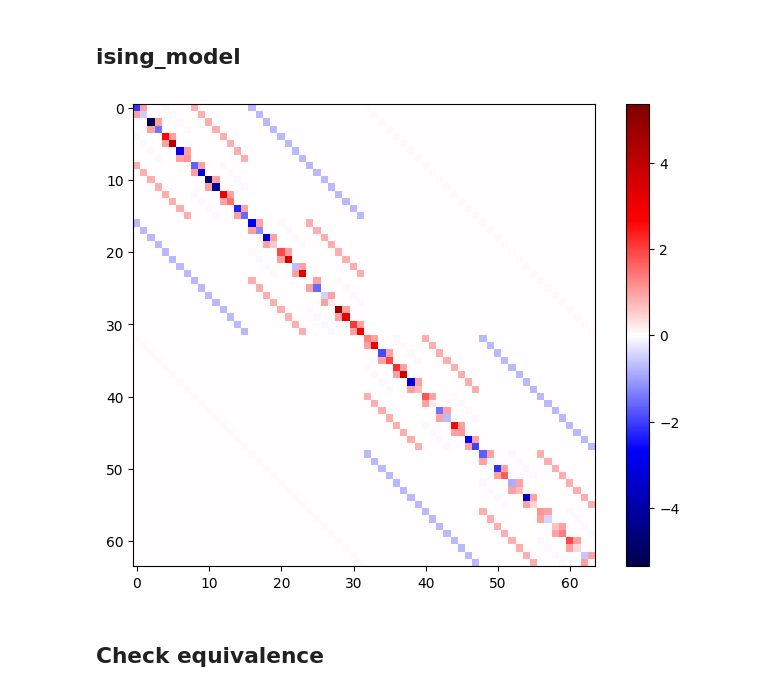
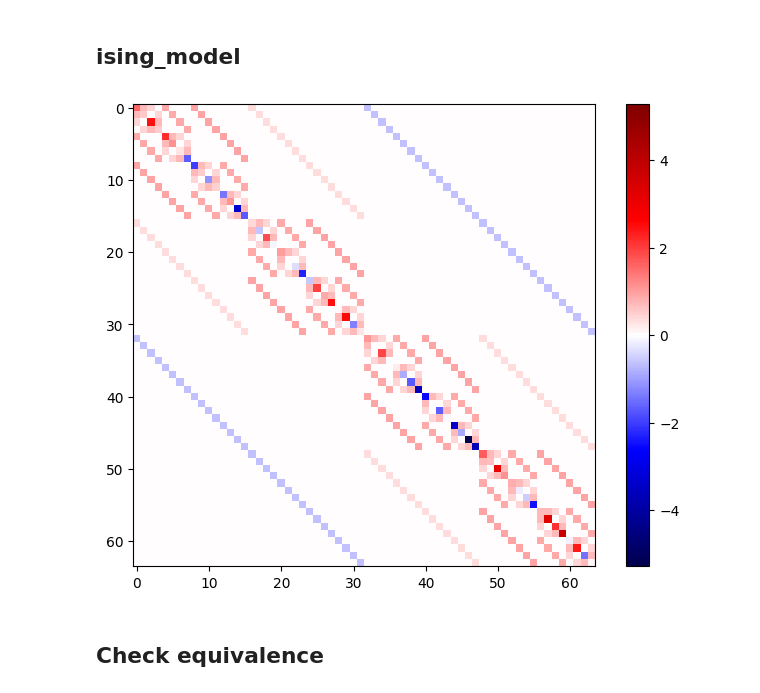
Before and after one commit to gerardPlanella/QGNN, a Jupyter notebook: dataset generation.ipynb, the cells around one changed output. Drawn from its saved outputs; the diff is of its cells as text; code cells hidden in the pictures.

Commit message:
Make sure interaction parameter J is symmetric and reflects the actual connectivity

```diff
--- a/dataset generation.ipynb
+++ b/dataset generation.ipynb
@@ -162,6 +162,13 @@ def ising_model(n_qubits, J, h=None, g=None, offset=0, kind='1d', circular=False
         J = np.array(J)
         if J.shape == (2,):
             J = np.random.uniform(J[0], J[1], couplings)
+        if kind == '1d' and J.shape == (n_qubits, n_qubits):
+            # get the offset k=1 diagonal (n_quibits-1 elements)
+            idxs = np.where(np.eye(n_qubits, k=1))
+            if circular:
+                # add the edge element
+                idxs = (np.append(idxs[0], 0), np.append(idxs[1], n_qubits-1))
+            J = J[idxs]
         assert J.shape == couplings, f"For kind={kind}, J must be a scalar, 2-element vector, or matrix of shape {couplings}, but is {J.shape}"
     elif isinstance(J, dict) and kind != 'full':
         raise ValueError(f"For kind={kind}, J must not be a dict!")
@@ -522,6 +529,13 @@ def partial_trace(rho, retain_qubits):
             trace_out -= 1 # rename the axes (only "higher" ones are left)
 
     return rho.reshape(dim_r, dim_r)
+
+def undirected_edges_from_graph(graph):
+    edges = graph.edges()
+    edges = np.array(edges).T
+    edges = np.concatenate([edges, edges[:,::-1]], axis=0)
+    edges = np.sort(edges, axis=0)
+    return edges[0], edges[1]
 # %% [markdown]
 # Generate random ising hamiltonians
 # %% [markdown]
@@ -565,16 +578,12 @@ def generate_random_ising(N, n, circular=True):
     n_tot = np.prod(n)
     if isinstance(n, int):
         n = (n,)
-    if len(n) == 1:
-        if circular:
-            J = np.random.uniform(-1, 1, size=(N, n_tot))
-        else:
-            J = np.random.uniform(-1, 1, size=(N, n_tot-1))
-    else:
-        J = np.random.uniform(-1, 1, size=(N, n_tot, n_tot))
-        # only use the upper triangular part of J
-        for i in range(N):
-            J[i] = np.triu(J[i], k=1)
+    J = np.random.uniform(-1, 1, size=(N, n_tot, n_tot))
+    # make sure each J is symmetric
+    for i in range(N):
+        J[i] = (J[i] + J[i].T)/2
+        # make sure the diagonal is zero
+        J[i] -= np.diag(np.diag(J[i]))
     h = np.random.uniform(-1, 1, size=(N, n_tot))
     g = np.random.uniform(-1, 1, size=(N, n_tot))
 
@@ -584,46 +593,41 @@ def generate_random_ising(N, n, circular=True):
 
         # create graph to find the indices of the edges
         grid = nk.graph.Grid(n, pbc=circular)
-        edges = np.array(grid.edges()).T
-        # set J[i] to 0 where there is no edge
+        edges = undirected_edges_from_graph(grid)
         J_i = np.zeros((n_tot, n_tot))
-        if len(n) == 1:
-            J_i[*edges] = J[i]
-        else:
-            J_i[*edges] = J[i][*edges]
+        J_i[edges] = J[i][edges]
 
         hamiltonians.append((H_ising_str, {"J": J_i, "h": h[i], "g": g[i]}))
 
     return hamiltonians
 
 # This creates a hamiltonian like netket does, but using the ising_model function
 def generate_random_ising_like_nk(N, n, circular=True):
     """ The main differences with generate_random_ising is (1) the coupling and field strengths are everywhere the same and (2) there is no longitudinal local field."""
     J = np.random.uniform(-1, 1, size=N)
     g = np.random.uniform(-1, 1, size=N)
     n_tot = np.prod(n)
 
     hamiltonians = []
     for i in range(N):
         H_ising_str = ising_model(n, J[i], 0, g[i], kind=f'{len(n)}d', circular=circular)
 
         # create graph to find the indices of the edges
         grid = nk.graph.Grid(n, pbc=circular)
-        edges = np.array(grid.edges()).T
-        # set J[i] to 0 where there is no edge
+        edges = undirected_edges_from_graph(grid)
         J_i = np.zeros((n_tot, n_tot))
-        J_i[*edges] = J[i]
+        J_i[edges] = J[i]
         h_i = np.zeros(n_tot)
         g_i = g[i]*np.ones(n_tot)
 
         hamiltonians.append((H_ising_str, {"J": J_i, "h": h_i, "g": g_i}))
 
     return hamiltonians
 
 # show a random hamiltonian
 imshow(parse_hamiltonian(generate_random_ising(N=1, n=(2,3), circular=False)[0][0]).real)
 # %% [output]
-[figure, old version]
+[figure, new version]
 # %% [markdown]
 ## Check equivalence
 # %%
```
Also changed, not shown: parts of 3 cells of this notebook.
